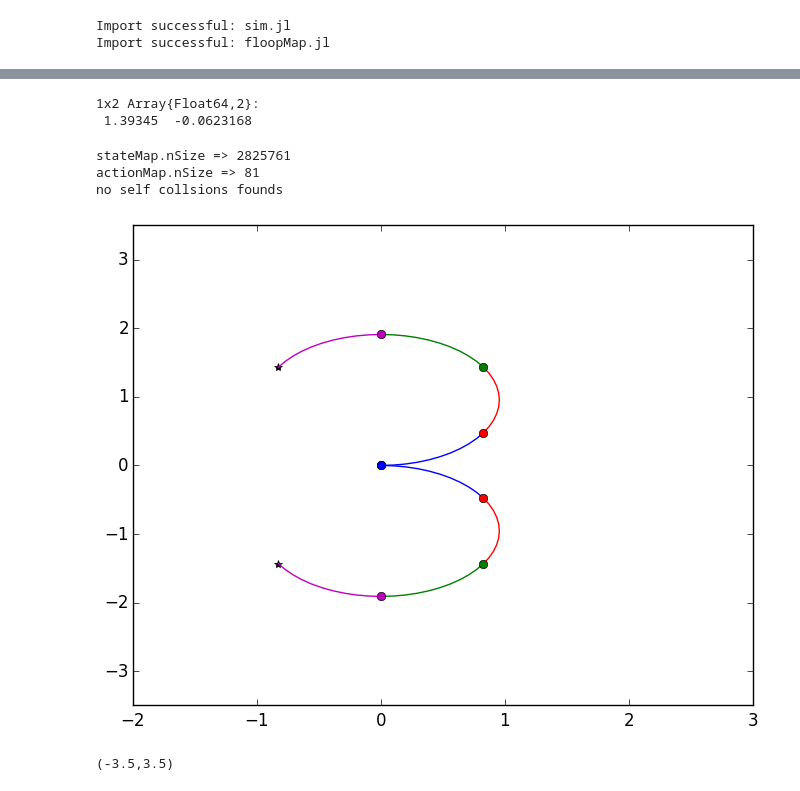
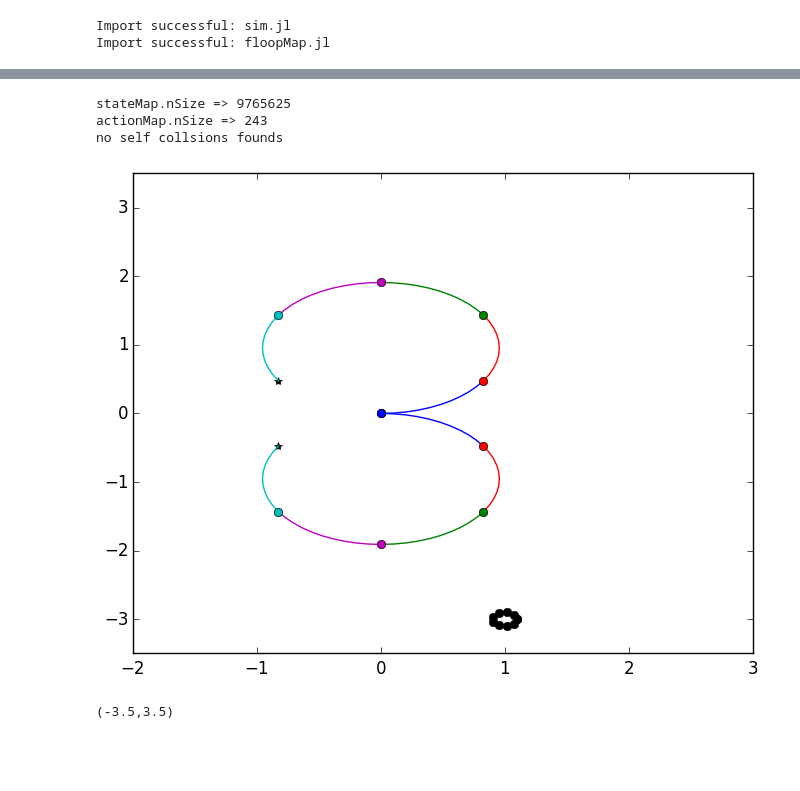
Before and after one commit to k2shah/FLOOP, a Jupyter notebook: KS-sandbox.ipynb, the cells around one changed output, grey strips where cells are left out. Cells and saved outputs as stored; diff of their text form; code cells hidden in the pictures; blank space fills up the shorter version.

```diff
--- a/KS-sandbox.ipynb
+++ b/KS-sandbox.ipynb
@@ -15,12 +14,7 @@ Import successful: floopMap.jl
-# %%
-arm=ccQuick(map(deg2rad, state), l)[end,:]
-# %% [output]
-1x2 Array{Float64,2}:
- 1.39345  -0.0623168
 # %%
 #defne parameters
-nSeg=4 #number of segments
-aStep=3 #angle step
+nSeg=5 #number of segments
+aStep=5 #angle step
 aLimit=60
 res=10 #resolution of segment
 l=1/res #set subsegment lenght so that segment lenght =1
@@ -36,41 +30,47 @@ actionInd=rand(1:actionMap.nSize)
 
 minState=ind2eval(1, stateMap)
 maxState=ind2eval(stateMap.nSize, stateMap)
 
 ##make arm
-(arm,edges,t)=ccArm2(map(deg2rad, minState), res, l);
-drawArm(arm, edges, res)
+(arm,edges)=ccArm2(minState);
+drawArm(arm, edges)
 
-(arm,edges,t)=ccArm2(map(deg2rad, maxState), res, l);
-drawArm(arm, edges, res)
+(arm,edges)=ccArm2(maxState);
+drawArm(arm, edges)
 
 @show stateMap.nSize
 @show actionMap.nSize
 
 
 ##check self collide
 selfCollide(arm, .060)
 
+
+
+#set goal
+goal=Zone([1 -3], .1)
+drawZone(goal)
+
 ##make obs
-obby=Obs([1.5 -.5], .2)
+#obby=Zone([1.5 -.5], .3)
 #drawObs(Obs(c, r))
 
 #check obs collision
 #obsCollide(arm, Obs(c, r), 1.1)
 
 #ploted for style
 pmax=maximum(abs(arm))*1.1
 #plot(p[:, 1],p[:, 2])
 #xlabel("x")
 #ylabel("y")
 xlim(-2, 3)
 ylim(-3.5, 3.5)
 #savefig("arm.png")
 # %% [output]
-stateMap.nSize => 2825761
-actionMap.nSize => 81
+stateMap.nSize => 9765625
+actionMap.nSize => 243
 no self collsions founds
-[figure, old version]
+[figure, new version]
 (-3.5,3.5)
 # %%
 ePos=zeros(stateMap.nSize,2) #get end effector pos for each state
```
Also changed, not shown: parts of 22 cells of this notebook, 38 other files.
